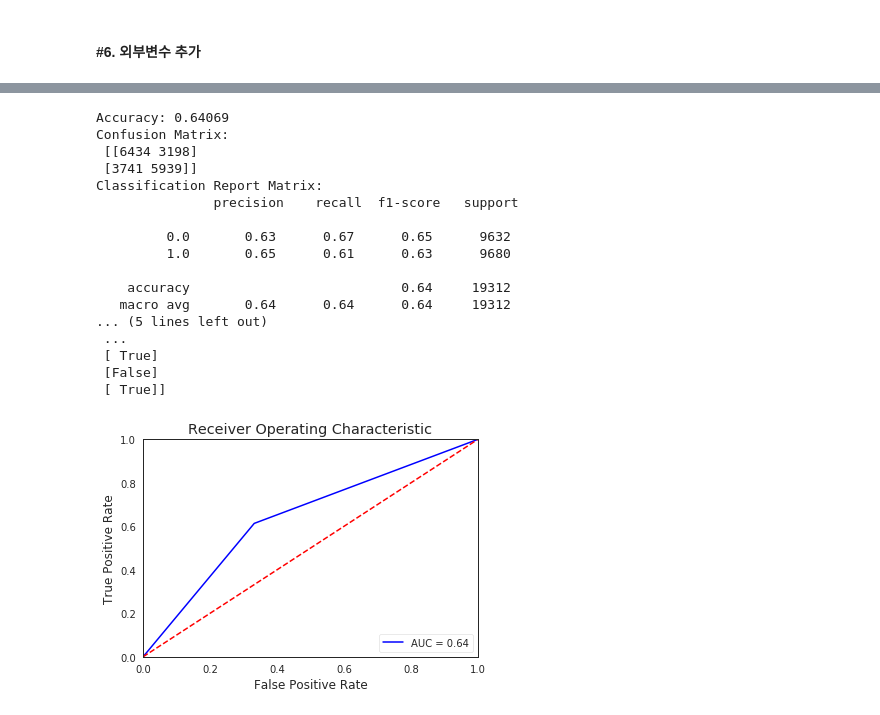
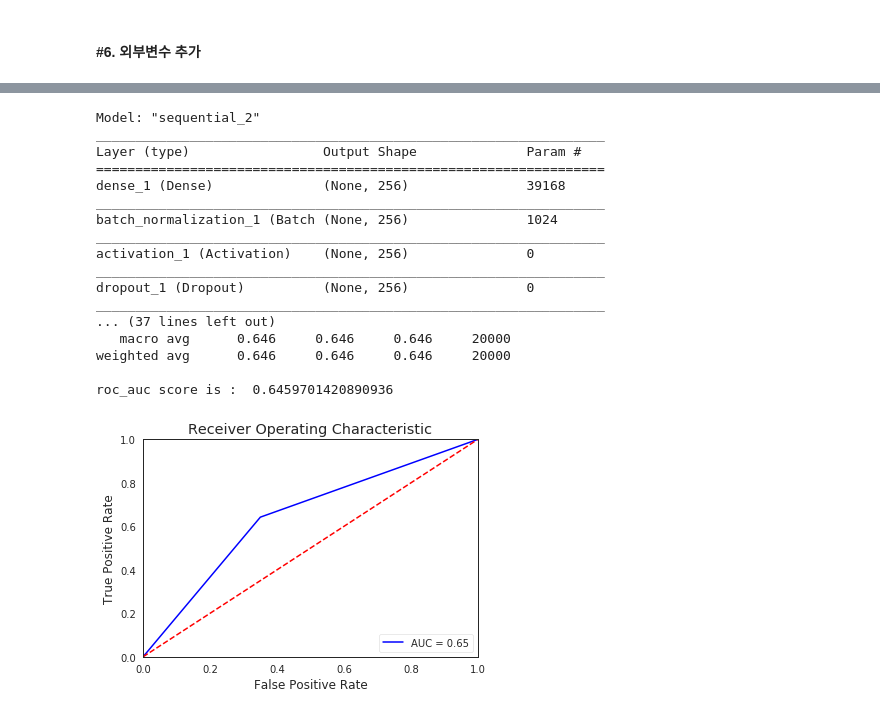
Before and after one commit to jaehyun0220/Colab, a Jupyter notebook: SDS_PublicData_6.ipynb, the cells around one changed output, grey strips where cells are left out. Cells and saved outputs as stored; diff of their text form; code cells hidden in the pictures.

```diff
--- a/SDS_PublicData_6.ipynb
+++ b/SDS_PublicData_6.ipynb
@@ -372,6 +370,6 @@ Name: dental_carries, dtype: int64
 # %%
 # 명목형 변수 변경
-category_features = ['sex', 'ageband', 'height', 'weight','province', 'hearing_l', 'hearing_r', 'smoking','drinking', 'piu']
+category_features = ['sex', 'ageband', 'height', 'weight','province', 'hearing_l', 'hearing_r', 'smoking','drinking', 'piu', 'missing_tooth', 'dental_abrasion', 'wisdom_teeth_abnormal', 'plaque']
 
 for col in df_data.columns:
   if col in category_features:
@@ -527,7 +440,7 @@ df_sample.drop(columns=del_num_trans_cols, axis=1, inplace=True)
 ##### #5-3. 내부 수치형 변수 정규화
 # %%
 # 수치형 변수들 중 분포 이슈로 log 값을 취할 필요 있는 변수들 추출
-num_ln_target_features = ['sight_l', 'sight_r', 'AST','ALT']
+num_ln_target_features = ['sight_l', 'sight_r', 'AST','ALT', 'bs_before','serum_creatinine','GammaGTP','tot_cholesterol', 'triglycerides']
 
 # Feature Engineering의 일환으로 Log 값 취한 뒤 Normalization을 하여 변수명 + LN (lognorm)으로 열 추가 후 그래프 다시 그림
 num_ln_cols = list(map(lambda x: "LN_"+str(x), num_ln_target_features))
@@ -662,0 +578,5 @@ Name: dental_carries, dtype: int64
+# %%
+# 치아우식 0과 1의 값을 5만건씩 총 10만건 추출
+df_new = df_new.groupby(target_nm).apply(lambda x: x.sample(n=50000, random_state=set_random_seed))
+df_new.reset_index(drop=True, inplace=True)
+print(df_new[target_nm].value_counts())
@@ -738,7 +623 @@ https://0c87c0ca.ngrok.io
-# %%
-activation = "softmax"
-optimizer = keras.optimizers.SGD()
-input_dim = train_x.shape[1]
-batch_size = 128
-epochs = 10
 # %%
@@ -945,36 +1035,46 @@ Test accuracy: 0.6406897265948633
 # %%
-pred_y_dl = model_best.predict(test_x)
-pred_y_dl = (pred_y_dl>0.5)
-print("Accuracy: {:.5f}".format(accuracy_score(test_y, pred_y_dl)))
-print("Confusion Matrix: \n", confusion_matrix(test_y, pred_y_dl))
-print("Classification Report Matrix: \n", classification_report(test_y, pred_y_dl))
+with tf.Session(graph=graph3) as sess:
+  # load model
+  model =  keras.models.load_model('model_keras_3.h5', custom_objects={'precision': precision, 'recall':recall, 'f1score':f1score})
+  # summarize model.
+  model.summary()
 
-roc_auc_dl1 = roc_auc_score(test_y, pred_y_dl)
-print("roc_auc score is : ", roc_auc_dl1)
+  score = model.evaluate(test_x, test_y, verbose=0)
+  print('Test loss:', score[0])
+  print('Test accuracy:', score[1])
 
-fpr, tpr, threshold = roc_curve(test_y, pred_y_dl)
-roc_auc = auc(fpr, tpr)
+  pred_y_dl = model.predict(test_x)
+  pred_y_dl = (pred_y_dl>0.5)
+  print("Accuracy: {:.5f}".format(accuracy_score(test_y, pred_y_dl))) # 0.6440 # 0.64500 with layer init
+  print("Confusion Matrix: \n", confusion_matrix(test_y, pred_y_dl))
+  print("Classification Report Matrix: \n", classification_report(test_y, pred_y_dl, digits=3))
 
-auc_graph(roc_auc, fpr, tpr)
+  roc_auc_dl1 = roc_auc_score(test_y, pred_y_dl)
+  print("roc_auc score is : ", roc_auc_dl1)
+
+  fpr, tpr, threshold = roc_curve(test_y, pred_y_dl)
+  roc_auc = auc(fpr, tpr)
+
+  auc_graph(roc_auc, fpr, tpr)
 # %% [output]
-Accuracy: 0.64069
-Confusion Matrix:
- [[6434 3198]
- [3741 5939]]
-Classification Report Matrix:
-               precision    recall  f1-score   support
+Model: "sequential_2"
+_________________________________________________________________
+Layer (type)                 Output Shape              Param #
+=================================================================
+dense_1 (Dense)              (None, 256)               39168
+_________________________________________________________________
+batch_normalization_1 (Batch (None, 256)               1024
+_________________________________________________________________
+activation_1 (Activation)    (None, 256)               0
+_________________________________________________________________
+dropout_1 (Dropout)          (None, 256)               0
+_________________________________________________________________
+... (37 lines left out)
+   macro avg      0.646     0.646     0.646     20000
+weighted avg      0.646     0.646     0.646     20000
 
-         0.0       0.63      0.67      0.65      9632
-         1.0       0.65      0.61      0.63      9680
-
-    accuracy                           0.64     19312
-   macro avg       0.64      0.64      0.64     19312
-... (5 lines left out)
- ...
- [ True]
- [False]
- [ True]]
+roc_auc score is :  0.6459701420890936
-[figure, old version]
+[figure, new version]
 # %%
 import matplotlib.pyplot as plt
 
```
Also changed, not shown: parts of 33 cells of this notebook.
